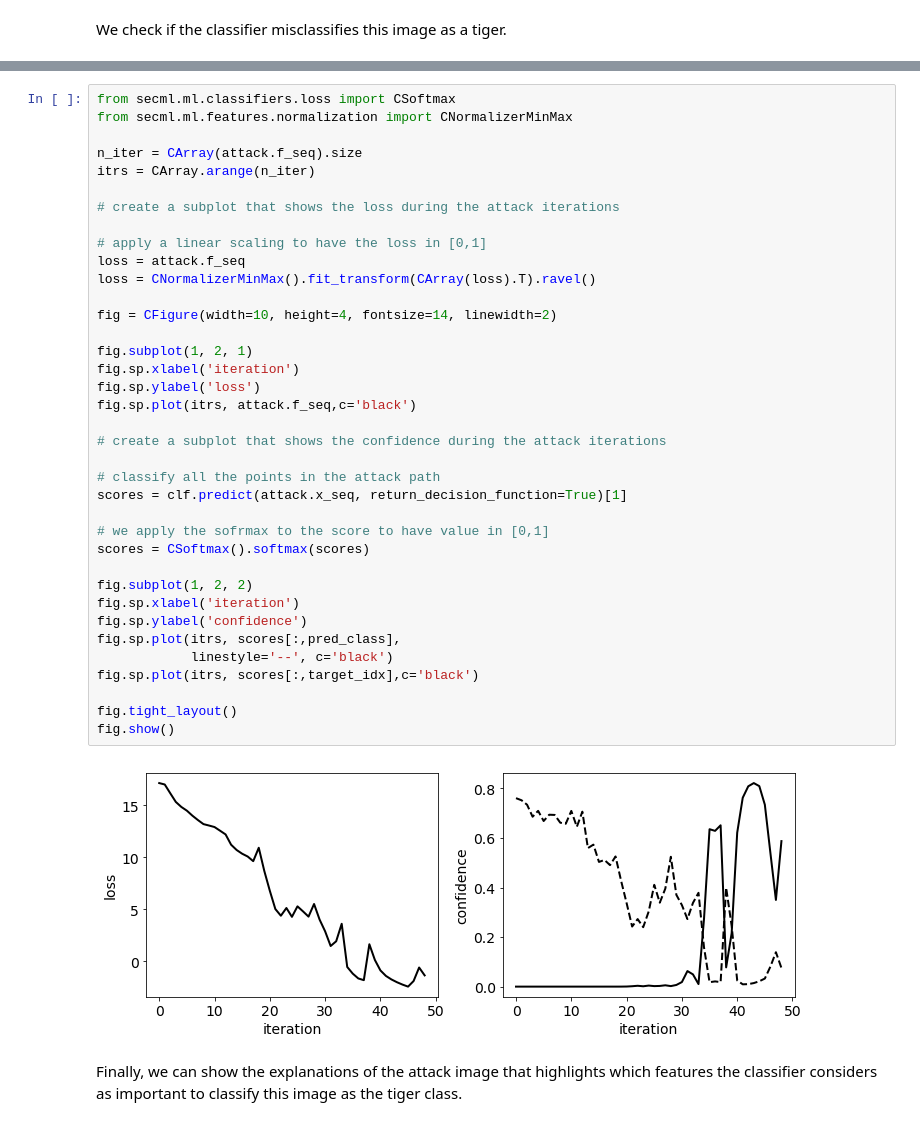
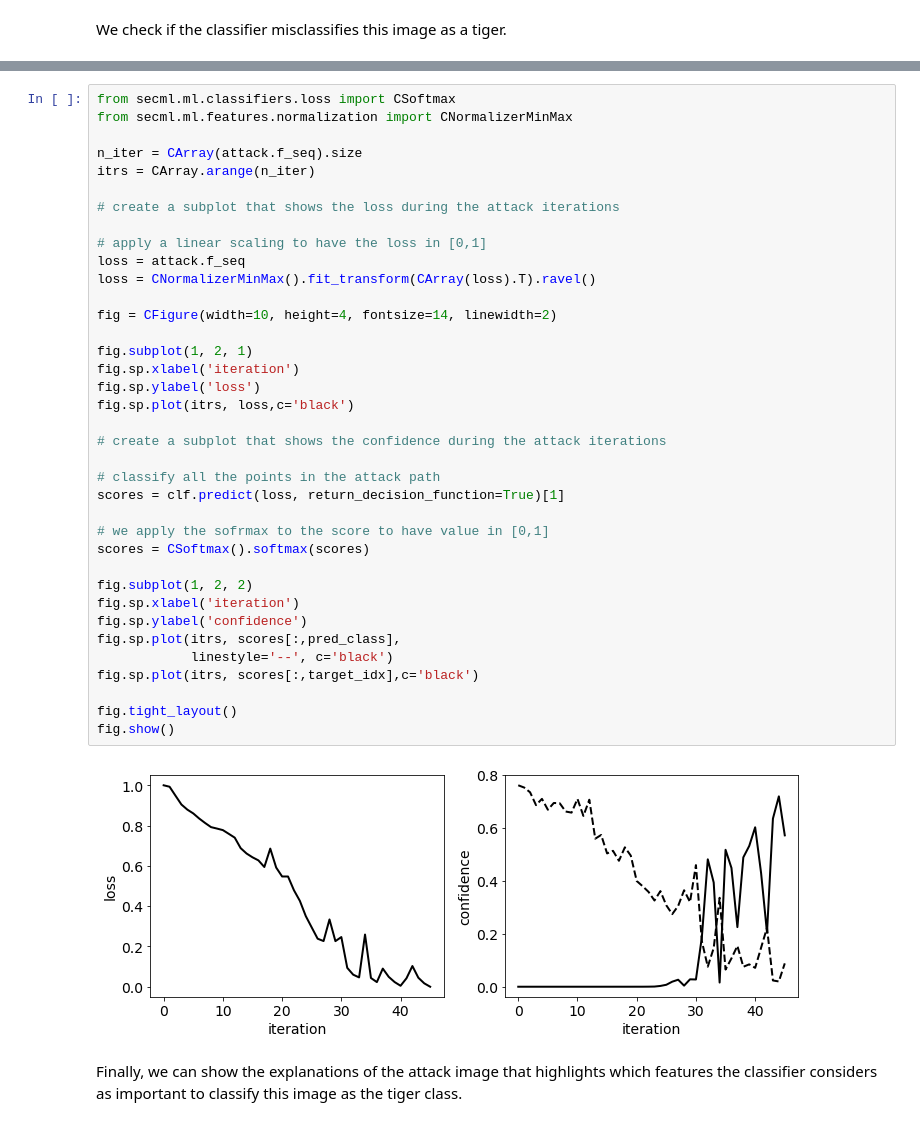
Before and after one commit to pralab/secml, a Jupyter notebook: tutorials/11-Attack_understanding.ipynb, the cells around one changed output, grey strips where cells are left out. Cells and saved outputs as stored; diff of their text form.

Commit message:
plot the loss scaled

```diff
--- a/tutorials/11-Attack_understanding.ipynb
+++ b/tutorials/11-Attack_understanding.ipynb
@@ -219,36 +219,36 @@ itrs = CArray.arange(n_iter)
 
 # create a subplot that shows the loss during the attack iterations
 
 # apply a linear scaling to have the loss in [0,1]
 loss = attack.f_seq
 loss = CNormalizerMinMax().fit_transform(CArray(loss).T).ravel()
 
 fig = CFigure(width=10, height=4, fontsize=14, linewidth=2)
 
 fig.subplot(1, 2, 1)
 fig.sp.xlabel('iteration')
 fig.sp.ylabel('loss')
-fig.sp.plot(itrs, attack.f_seq,c='black')
+fig.sp.plot(itrs, loss,c='black')
 
 # create a subplot that shows the confidence during the attack iterations
 
 # classify all the points in the attack path
-scores = clf.predict(attack.x_seq, return_decision_function=True)[1]
+scores = clf.predict(loss, return_decision_function=True)[1]
 
 # we apply the sofrmax to the score to have value in [0,1]
 scores = CSoftmax().softmax(scores)
 
 fig.subplot(1, 2, 2)
 fig.sp.xlabel('iteration')
 fig.sp.ylabel('confidence')
 fig.sp.plot(itrs, scores[:,pred_class],
             linestyle='--', c='black')
 fig.sp.plot(itrs, scores[:,target_idx],c='black')
 
 fig.tight_layout()
 fig.show()
 # %% [output]
-[figure, old version]
+[figure, new version]
 # %% [markdown]
 Finally, we can show the explanations of the attack image that highlights which features the classifier considers as important to classify this image as the tiger class.
 # %%
```
Also changed, not shown: parts of 2 cells of this notebook.
